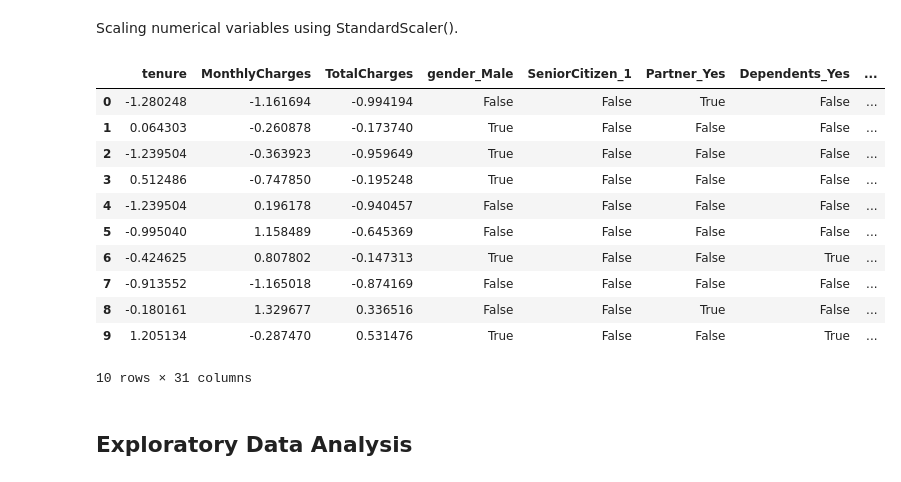
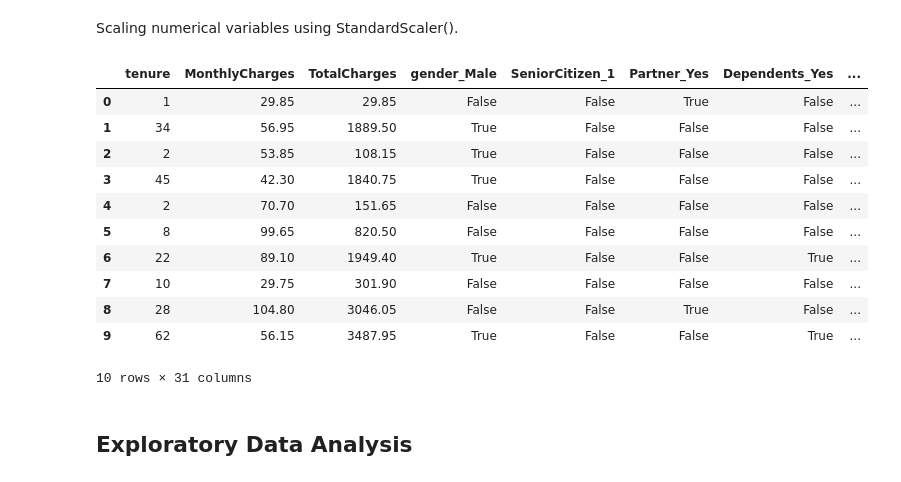
Before and after one commit to jothig22/Assumption-junction, a Jupyter notebook: JothiGupta_JKJ_gam.ipynb, the cells around one changed output. Saved outputs shown, nothing was run; the diff lists cells and outputs as text; code cells hidden in the pictures.

```diff
--- a/JothiGupta_JKJ_gam.ipynb
+++ b/JothiGupta_JKJ_gam.ipynb
@@ -144,26 +144,23 @@ Unique values in Churn: ['No' 'Yes'], count = 2
 # %% [markdown]
 Scaling numerical variables using StandardScaler().
 # %%
-# Scaling numerical variables
+# Handling numerical variables
 clean_df['TotalCharges'] = pd.to_numeric(clean_df['TotalCharges'], errors='coerce')
 numerical_cols = ['tenure', 'MonthlyCharges', 'TotalCharges']
-scaler = StandardScaler()
-clean_df[numerical_cols] = scaler.fit_transform(clean_df[numerical_cols])
-clean_df = clean_df.dropna()
 
 clean_df.head(10)
 # %% [output]
 |  | tenure | MonthlyCharges | TotalCharges | gender_Male | SeniorCitizen_1 | Partner_Yes | Dependents_Yes | ... |
-| 0 | -1.280248 | -1.161694 | -0.994194 | False | False | True | False | ... |
-| 1 | 0.064303 | -0.260878 | -0.173740 | True | False | False | False | ... |
-| 2 | -1.239504 | -0.363923 | -0.959649 | True | False | False | False | ... |
-| 3 | 0.512486 | -0.747850 | -0.195248 | True | False | False | False | ... |
-| 4 | -1.239504 | 0.196178 | -0.940457 | False | False | False | False | ... |
-| 5 | -0.995040 | 1.158489 | -0.645369 | False | False | False | False | ... |
-| 6 | -0.424625 | 0.807802 | -0.147313 | True | False | False | True | ... |
-| 7 | -0.913552 | -1.165018 | -0.874169 | False | False | False | False | ... |
-| 8 | -0.180161 | 1.329677 | 0.336516 | False | False | True | False | ... |
-| 9 | 1.205134 | -0.287470 | 0.531476 | True | False | False | True | ... |
+| 0 | 1 | 29.85 | 29.85 | False | False | True | False | ... |
+| 1 | 34 | 56.95 | 1889.50 | True | False | False | False | ... |
+| 2 | 2 | 53.85 | 108.15 | True | False | False | False | ... |
+| 3 | 45 | 42.30 | 1840.75 | True | False | False | False | ... |
+| 4 | 2 | 70.70 | 151.65 | False | False | False | False | ... |
+| 5 | 8 | 99.65 | 820.50 | False | False | False | False | ... |
+| 6 | 22 | 89.10 | 1949.40 | True | False | False | True | ... |
+| 7 | 10 | 29.75 | 301.90 | False | False | False | False | ... |
+| 8 | 28 | 104.80 | 3046.05 | False | False | True | False | ... |
+| 9 | 62 | 56.15 | 3487.95 | True | False | False | True | ... |
 10 rows × 31 columns
 # %% [markdown]
 ## Exploratory Data Analysis
```
Also changed, not shown: parts of 4 cells of this notebook.
